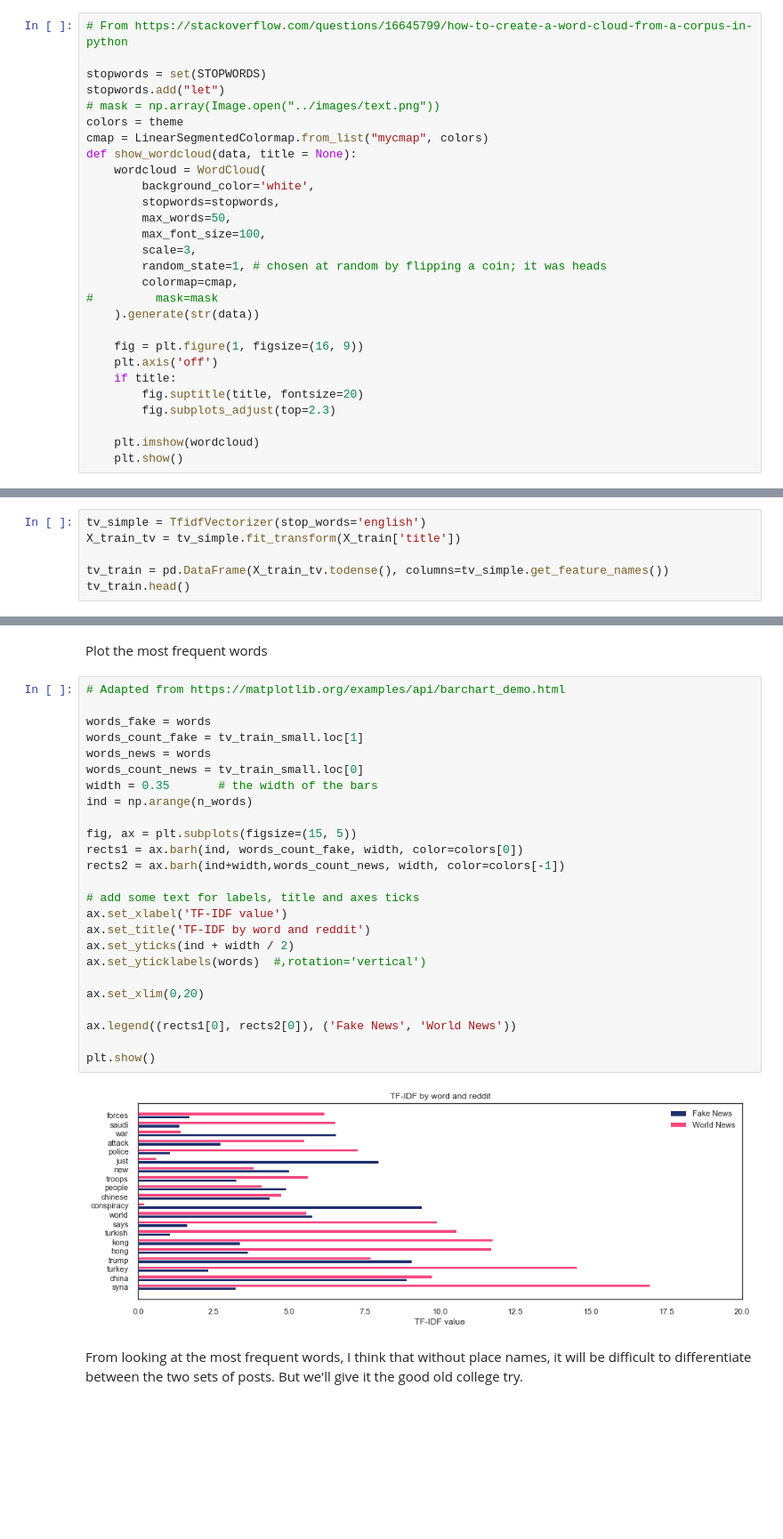
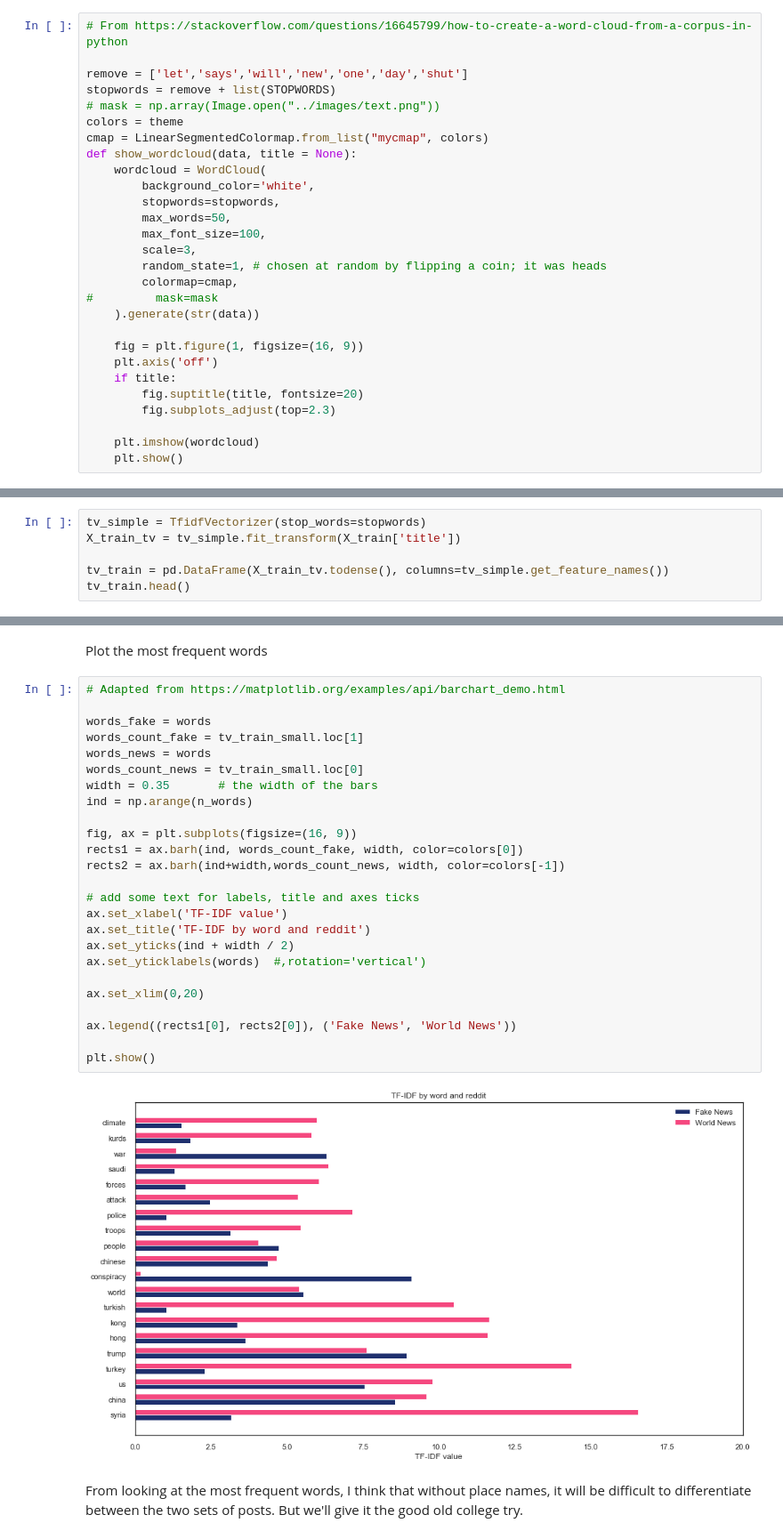
Before and after one commit to AmirYunus/GA_DSI_Project_3, a Jupyter notebook: code/technical_report.ipynb, the cells around one changed output, grey strips where cells are left out. Shown at 89% size. Saved outputs shown, nothing was run; the diff lists cells and outputs as text; blank space fills up the shorter version.

```diff
--- a/code/technical_report.ipynb
+++ b/code/technical_report.ipynb
@@ -262,8 +236,8 @@ The WordCloud is from Peekaboo.
 # %%
 # From https://stackoverflow.com/questions/16645799/how-to-create-a-word-cloud-from-a-corpus-in-python
 
-stopwords = set(STOPWORDS)
-stopwords.add("let")
+remove = ['let','says','will','new','one','day','shut']
+stopwords = remove + list(STOPWORDS)
 # mask = np.array(Image.open("../images/text.png"))
 colors = theme
 cmap = LinearSegmentedColormap.from_list("mycmap", colors)
@@ -361,7 +334,7 @@ Since the beach in Galveston faces southeast, 'sunset' is a Cape Cod term. And G
 # %% [markdown]
 Run a simple TfidfVectorizer and explore.
 # %%
-tv_simple = TfidfVectorizer(stop_words='english')
+tv_simple = TfidfVectorizer(stop_words=stopwords)
 X_train_tv = tv_simple.fit_transform(X_train['title'])
 
 tv_train = pd.DataFrame(X_train_tv.todense(), columns=tv_simple.get_feature_names())
@@ -394,30 +367,30 @@ Plot the most frequent words
 # %%
 # Adapted from https://matplotlib.org/examples/api/barchart_demo.html
 
 words_fake = words
 words_count_fake = tv_train_small.loc[1]
 words_news = words
 words_count_news = tv_train_small.loc[0]
 width = 0.35       # the width of the bars
 ind = np.arange(n_words)
 
-fig, ax = plt.subplots(figsize=(15, 5))
+fig, ax = plt.subplots(figsize=(16, 9))
 rects1 = ax.barh(ind, words_count_fake, width, color=colors[0])
 rects2 = ax.barh(ind+width,words_count_news, width, color=colors[-1])
 
 # add some text for labels, title and axes ticks
 ax.set_xlabel('TF-IDF value')
 ax.set_title('TF-IDF by word and reddit')
 ax.set_yticks(ind + width / 2)
 ax.set_yticklabels(words)  #,rotation='vertical')
 
 ax.set_xlim(0,20)
 
 ax.legend((rects1[0], rects2[0]), ('Fake News', 'World News'))
 
 plt.show()
 # %% [output]
-[figure, old version]
+[figure, new version]
 # %% [markdown]
 From looking at the most frequent words, I think that without place names, it will be difficult to differentiate between the two sets of posts. But we'll give it the good old college try.
 # %% [markdown]
```
Also changed, not shown: parts of 50 cells of this notebook.
